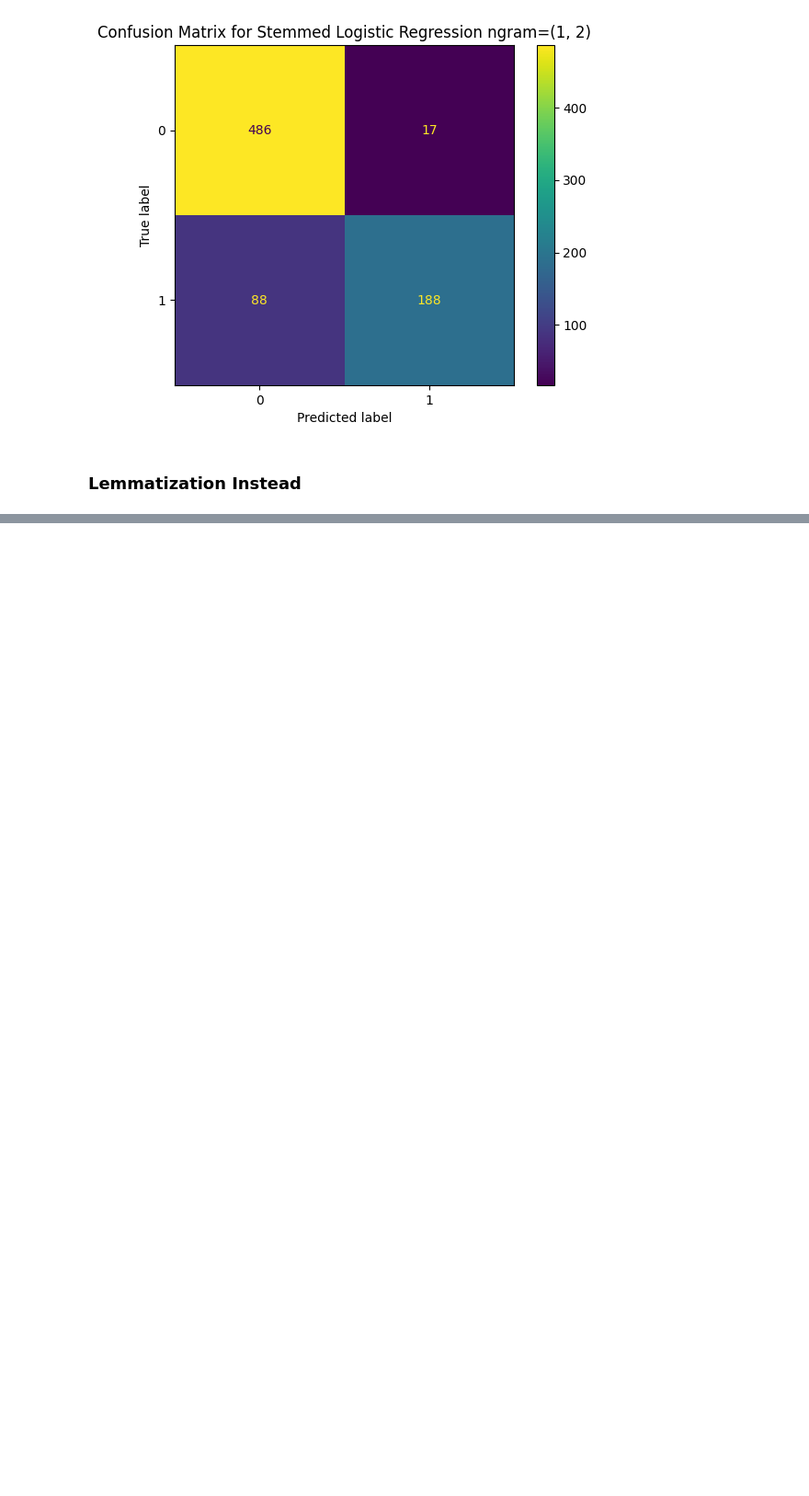
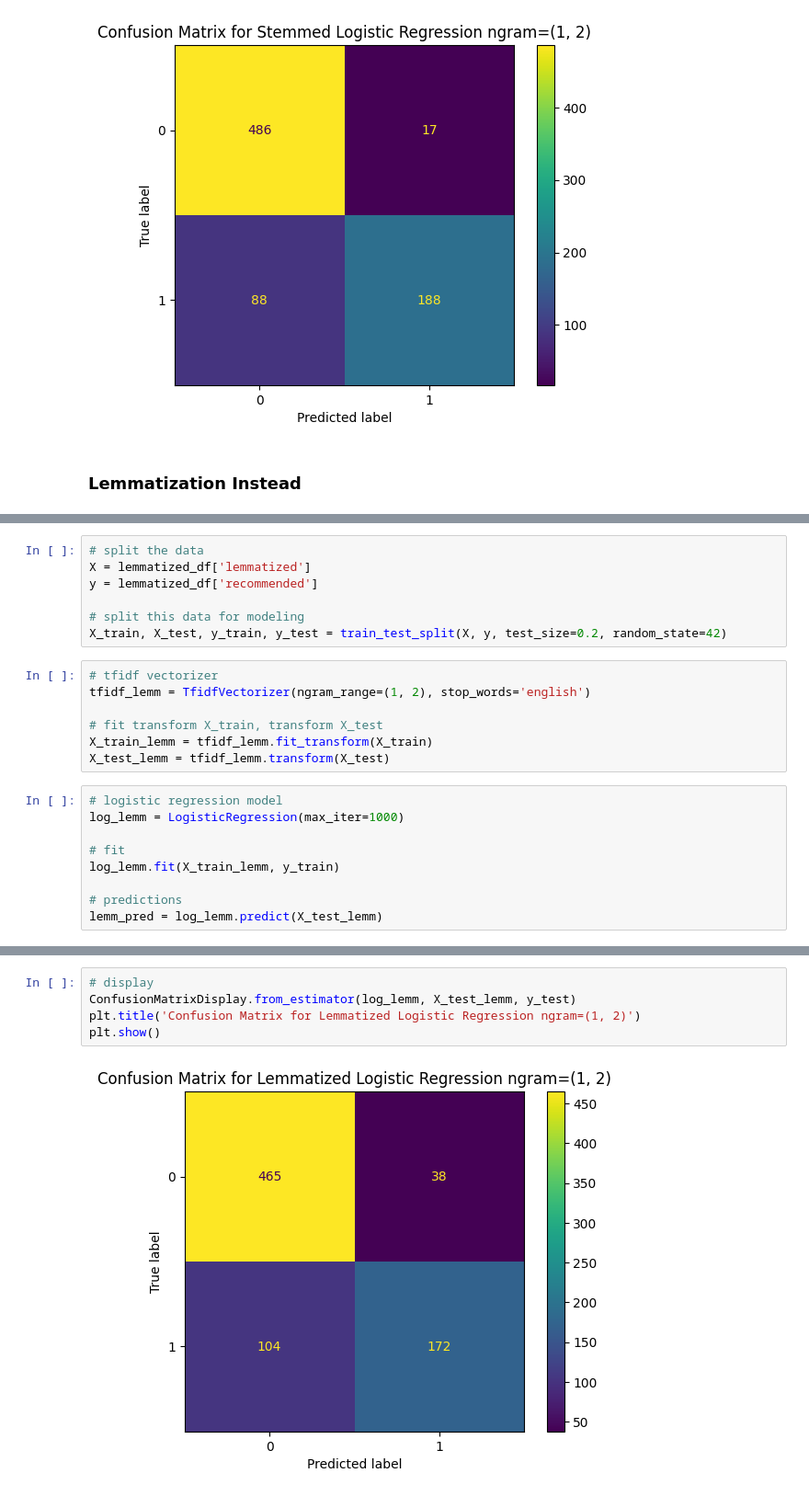
Before and after one commit to ryslipe/british_airlines, a Jupyter notebook: notebooks/04_logistic_regression_model.ipynb, the cells around one changed output, grey strips where cells are left out. Shown at 92% size. Drawn from its saved outputs; the diff is of its cells as text; blank space fills up the shorter version.

```diff
--- a/notebooks/04_logistic_regression_model.ipynb
+++ b/notebooks/04_logistic_regression_model.ipynb
@@ -186,0 +241,23 @@ plt.show()
+# %%
+# split the data
+X = lemmatized_df['lemmatized']
+y = lemmatized_df['recommended']
+
+# split this data for modeling
+X_train, X_test, y_train, y_test = train_test_split(X, y, test_size=0.2, random_state=42)
+# %%
+# tfidf vectorizer
+tfidf_lemm = TfidfVectorizer(ngram_range=(1, 2), stop_words='english')
+
+# fit transform X_train, transform X_test
+X_train_lemm = tfidf_lemm.fit_transform(X_train)
+X_test_lemm = tfidf_lemm.transform(X_test)
+# %%
+# logistic regression model
+log_lemm = LogisticRegression(max_iter=1000)
+
+# fit
+log_lemm.fit(X_train_lemm, y_train)
+
+# predictions
+lemm_pred = log_lemm.predict(X_test_lemm)
@@ -186,0 +276,7 @@ plt.show()
+# %%
+# display
+ConfusionMatrixDisplay.from_estimator(log_lemm, X_test_lemm, y_test)
+plt.title('Confusion Matrix for Lemmatized Logistic Regression ngram=(1, 2)')
+plt.show()
+# %% [output]
+[figure, added]
```
Also changed, not shown: parts of 2 cells of this notebook, 2 other files.
